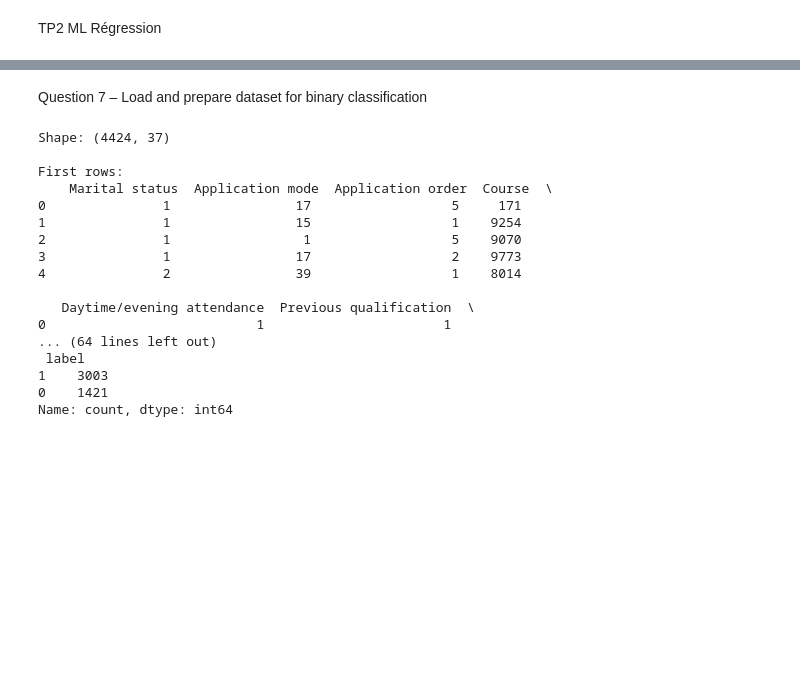
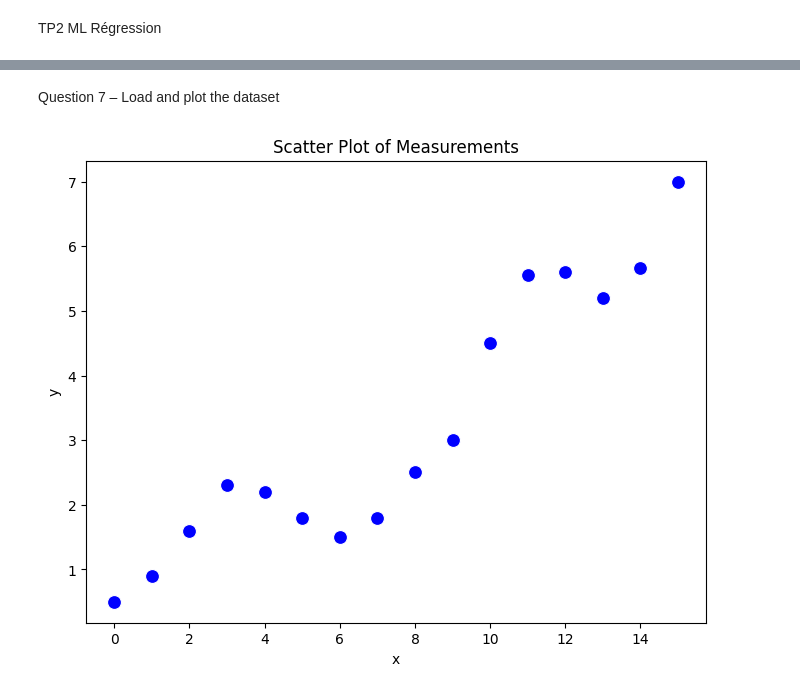
Before and after one commit to clairette22/TP2_ML, a Jupyter notebook: TP-P2.ipynb, the cells around one changed output, grey strips where cells are left out. Saved outputs shown, nothing was run; the diff lists cells and outputs as text; code cells hidden in the pictures; blank space fills up the shorter version.

```diff
--- a/TP-P2.ipynb
+++ b/TP-P2.ipynb
@@ -13,3 +13,11 @@ from sklearn.metrics import (
     accuracy_score, confusion_matrix, f1_score, ConfusionMatrixDisplay
 )
 from sklearn.preprocessing import StandardScaler
+# %%
+# Création du dataframe avec les données de measurements.csv
+
+df2 = pd.read_csv("measurements.csv", sep=",")
+df2.columns = df2.columns.str.strip()  # supprime espaces/tabs parasites dans les noms de colonnes
+df2.columns = ["x","y"]
+print("Shape:", df2.shape)
+print("\nFirst rows:\n", df2.head())
@@ -16,21 +34,12 @@ from sklearn.preprocessing import StandardScaler
 # %% [markdown]
-Question 7 – Load and prepare dataset for binary classification
+Question 7 – Load and plot the dataset
 # %%
+# Visualisation des données
+plt.figure(figsize=(8, 6))
+sns.scatterplot(data=df2, x="x", y="y", color="blue", s=100)
+plt.title("Scatter Plot of Measurements")
+plt.xlabel("x")
+plt.ylabel("y")
+plt.show()
 # %% [output]
-Shape: (4424, 37)
-
-First rows:
-    Marital status  Application mode  Application order  Course  \
-0               1                17                  5     171
-1               1                15                  1    9254
-2               1                 1                  5    9070
-3               1                17                  2    9773
-4               2                39                  1    8014
-
-   Daytime/evening attendance  Previous qualification  \
-0                           1                       1
-... (64 lines left out)
- label
-1    3003
-0    1421
-Name: count, dtype: int64
+[figure, added]
```
Also changed, not shown: parts of 4 cells of this notebook.
